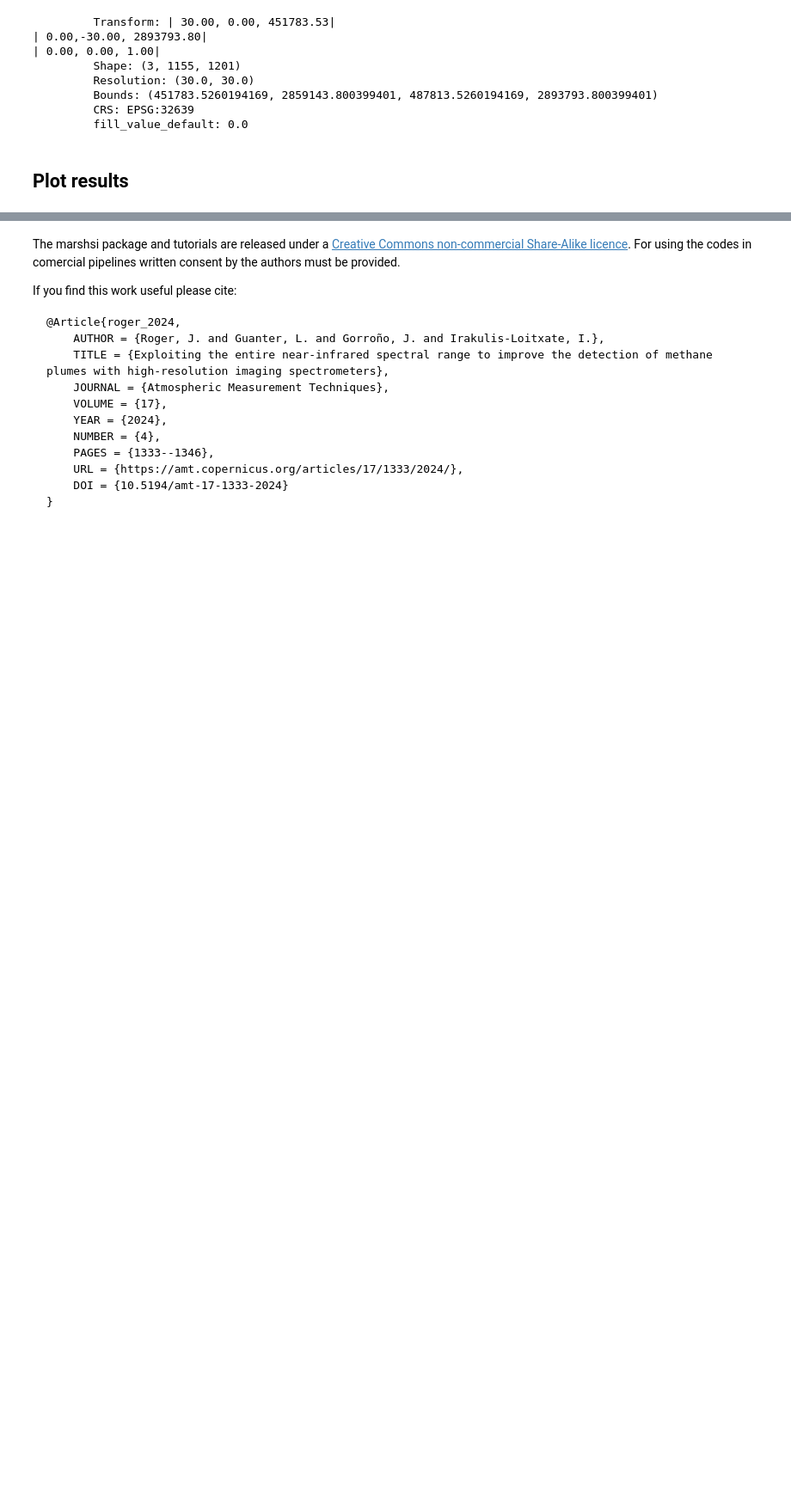
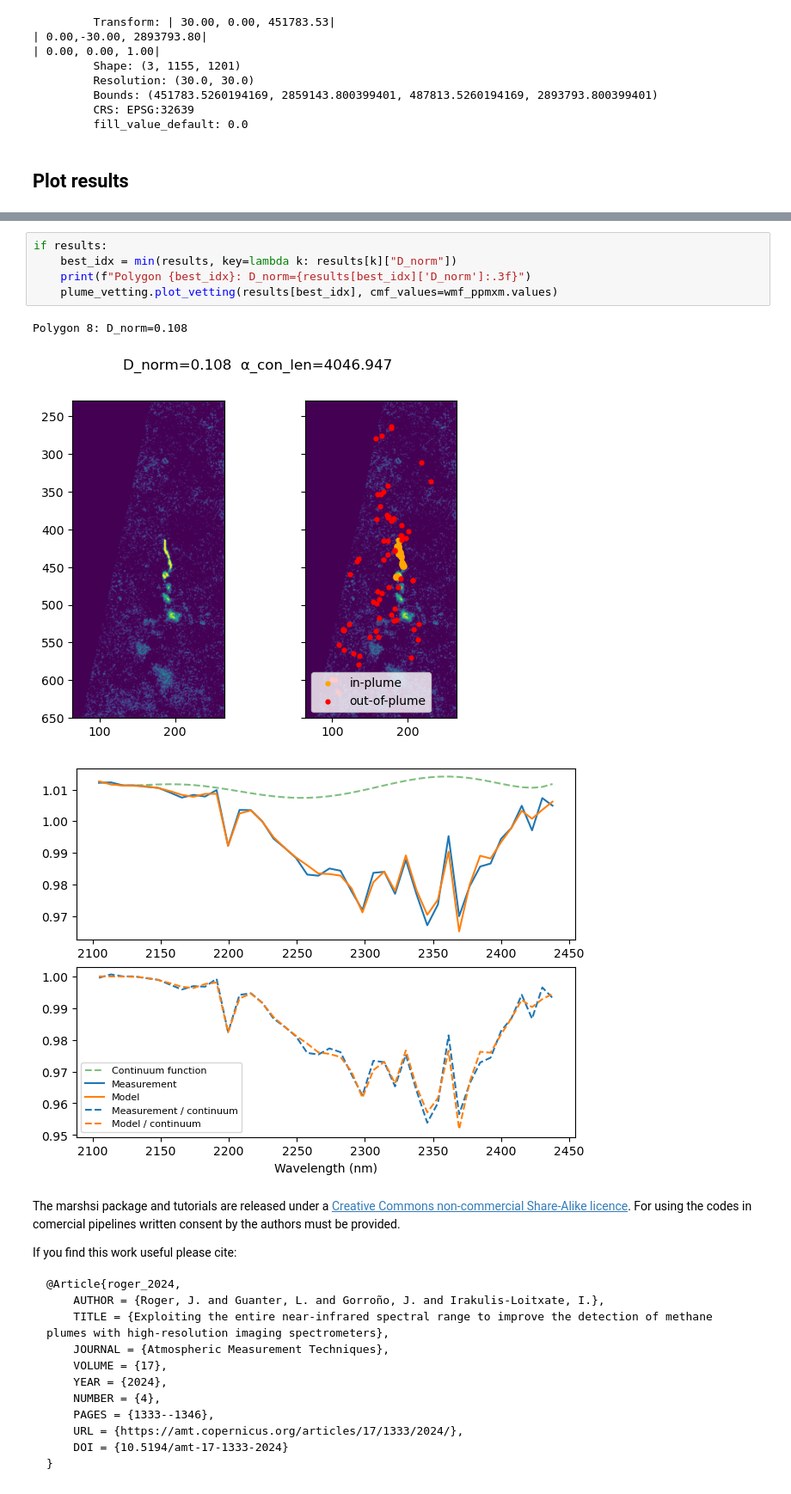
Before and after one commit to UNEP-IMEO-MARS/marshsi, a Jupyter notebook: docs/enmap_example.ipynb, the cells around one changed output, grey strips where cells are left out. Shown at 86% size. Drawn from its saved outputs; the diff is of its cells as text; blank space fills up the shorter version.

```diff
--- a/docs/enmap_example.ipynb
+++ b/docs/enmap_example.ipynb
@@ -192,3 +265,12 @@ plot.show(wmf, ax=ax[2], vmin=0, vmax=.3, title= "WWMF $\Delta X$CH$_4$ [ppm]",
+# %%
+if results:
+    best_idx = min(results, key=lambda k: results[k]["D_norm"])
+    print(f"Polygon {best_idx}: D_norm={results[best_idx]['D_norm']:.3f}")
+    plume_vetting.plot_vetting(results[best_idx], cmf_values=wmf_ppmxm.values)
+# %% [output]
+Polygon 8: D_norm=0.108
+[figure, added]
+[figure, added]
 # %% [markdown]
 The marshsi package and tutorials are released under a [Creative Commons non-commercial Share-Alike licence](https://creativecommons.org/licenses/by-nc-sa/4.0/legalcode.txt). For using the codes in comercial pipelines written consent by the authors must be provided.
 
```
Also changed, not shown: parts of 6 cells of this notebook.
